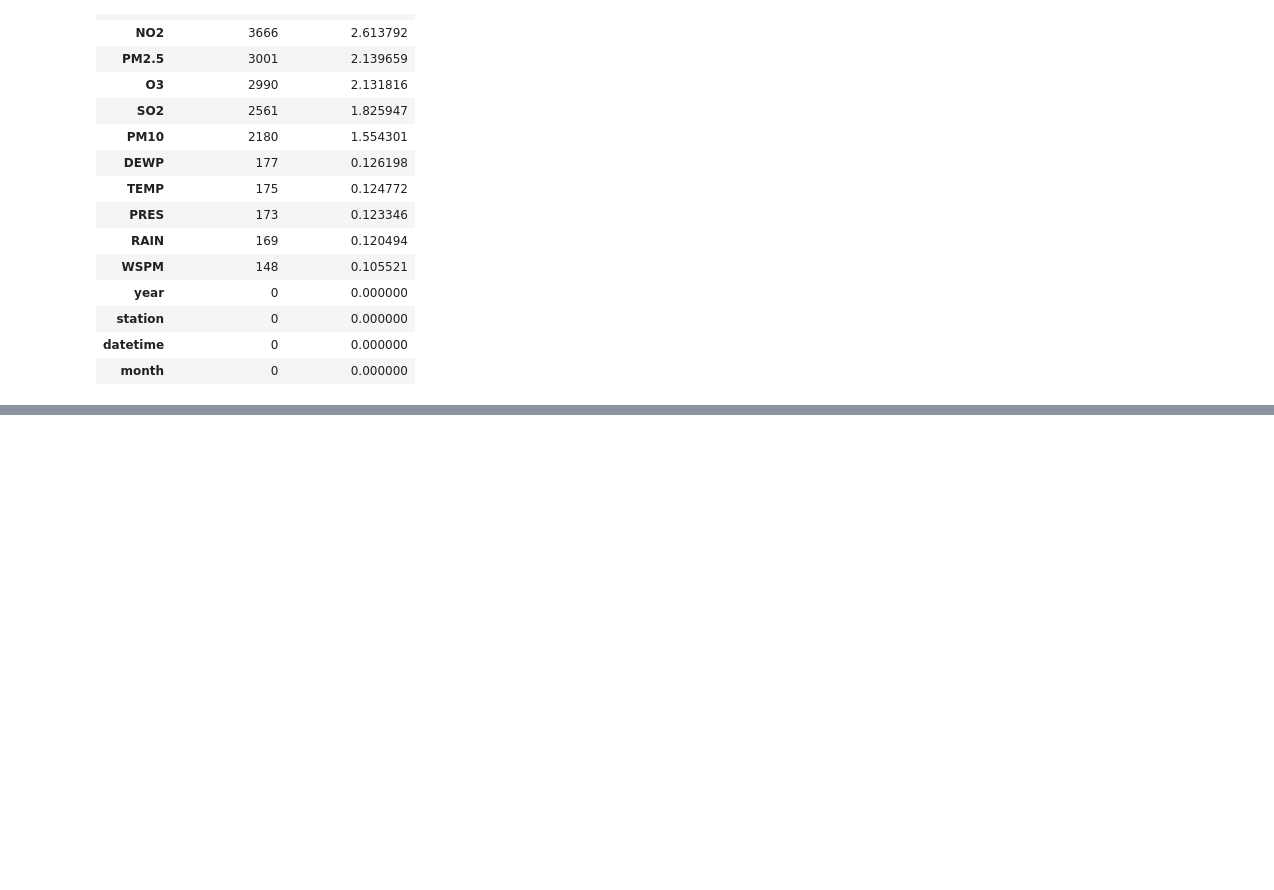
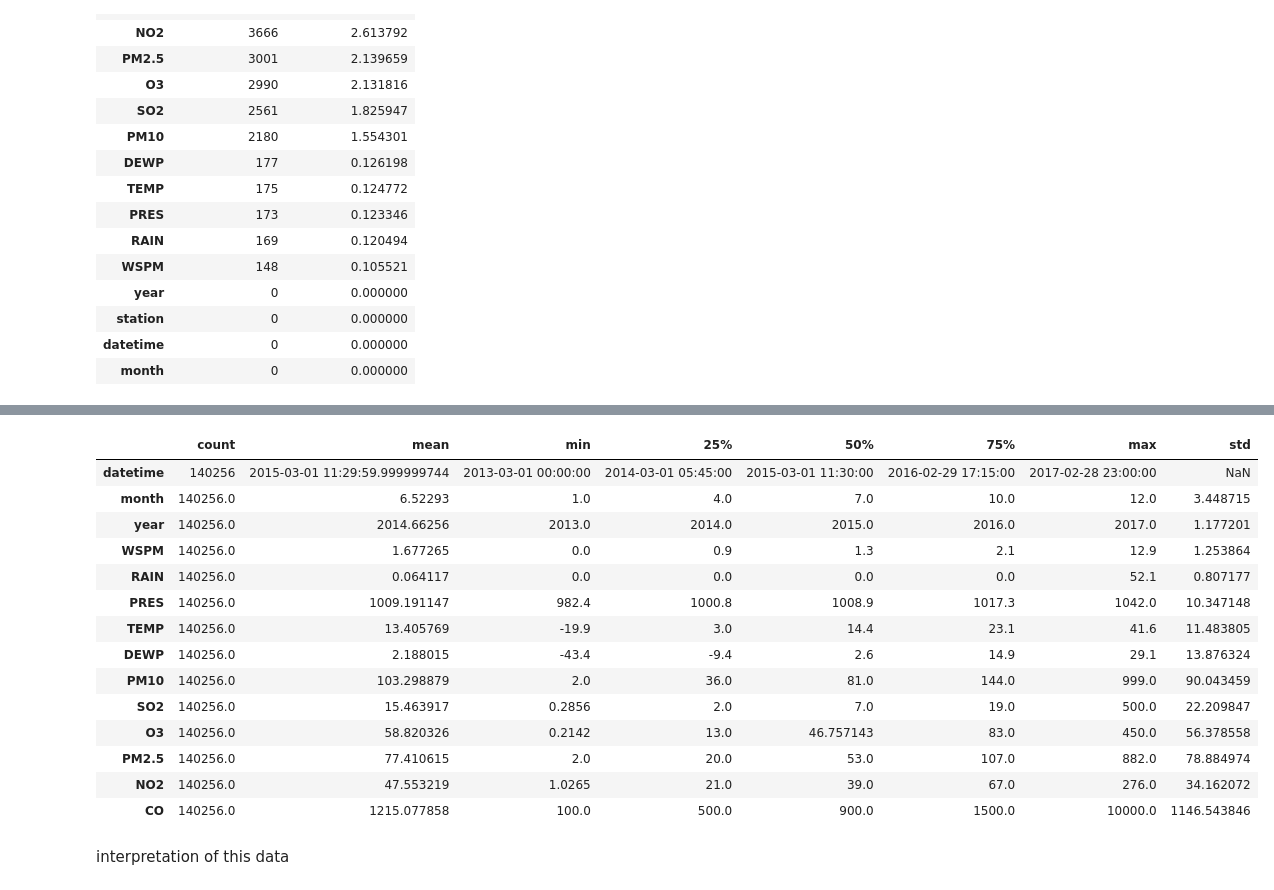
Before and after one commit to Dan-Brooks/Programming-for-Data-Analysis-Cmet, a Jupyter notebook: Data_Analysis_Colab.ipynb, the cells around one changed output, grey strips where cells are left out. Saved outputs shown, nothing was run; the diff lists cells and outputs as text; code cells hidden in the pictures; blank space fills up the shorter version.

```diff
--- a/Data_Analysis_Colab.ipynb
+++ b/Data_Analysis_Colab.ipynb
@@ -250,0 +292,16 @@ For this data to fill in the missing values, the values will be grouped by city
+# %%
+for col in ['PM2.5', 'O3', 'SO2']:
+  dfr[col] = dfr.groupby('station')[col].transform(
+      lambda x: x.interpolate(method='linear', limit_direction='both')
+  )
+
+  dfr[col] = dfr.groupby('month')[col].transform(
+      lambda x: x.fillna(x.median())
+  )
+
+  dfr[col] = dfr[col].fillna(dfr[col].median())
+
+print("nulls remaining")
+print("PM2.5:", dfr['PM2.5'].isnull().sum())
+print("O3:", dfr['O3'].isnull().sum())
+print("SO2:", dfr['SO2'].isnull().sum())
@@ -250,0 +313,13 @@ For this data to fill in the missing values, the values will be grouped by city
+# %%
+for col in ['CO', 'NO2']:
+  dfr[col] = dfr.groupby('station')[col].transform(
+      lambda x: x.fillna(method='ffill')
+  )
+
+  dfr[col] = dfr.groupby('station')[col].transform(
+      lambda x: x.fillna(method='bfill')
+  )
+
+print("nulls remaining")
+print("CO:", dfr['CO'].isnull().sum())
+print("NO2:", dfr['NO2'].isnull().sum())
@@ -250,0 +365,20 @@ For this data to fill in the missing values, the values will be grouped by city
+# %%
+dfr.describe().T
+# %% [output]
+|  | count | mean | min | 25% | 50% | 75% | max | std |
+| datetime | 140256 | 2015-03-01 11:29:59.999999744 | 2013-03-01 00:00:00 | 2014-03-01 05:45:00 | 2015-03-01 11:30:00 | 2016-02-29 17:15:00 | 2017-02-28 23:00:00 | NaN |
+| month | 140256.0 | 6.52293 | 1.0 | 4.0 | 7.0 | 10.0 | 12.0 | 3.448715 |
+| year | 140256.0 | 2014.66256 | 2013.0 | 2014.0 | 2015.0 | 2016.0 | 2017.0 | 1.177201 |
+| WSPM | 140256.0 | 1.677265 | 0.0 | 0.9 | 1.3 | 2.1 | 12.9 | 1.253864 |
+| RAIN | 140256.0 | 0.064117 | 0.0 | 0.0 | 0.0 | 0.0 | 52.1 | 0.807177 |
+| PRES | 140256.0 | 1009.191147 | 982.4 | 1000.8 | 1008.9 | 1017.3 | 1042.0 | 10.347148 |
+| TEMP | 140256.0 | 13.405769 | -19.9 | 3.0 | 14.4 | 23.1 | 41.6 | 11.483805 |
+| DEWP | 140256.0 | 2.188015 | -43.4 | -9.4 | 2.6 | 14.9 | 29.1 | 13.876324 |
+| PM10 | 140256.0 | 103.298879 | 2.0 | 36.0 | 81.0 | 144.0 | 999.0 | 90.043459 |
+| SO2 | 140256.0 | 15.463917 | 0.2856 | 2.0 | 7.0 | 19.0 | 500.0 | 22.209847 |
+| O3 | 140256.0 | 58.820326 | 0.2142 | 13.0 | 46.757143 | 83.0 | 450.0 | 56.378558 |
+| PM2.5 | 140256.0 | 77.410615 | 2.0 | 20.0 | 53.0 | 107.0 | 882.0 | 78.884974 |
+| NO2 | 140256.0 | 47.553219 | 1.0265 | 21.0 | 39.0 | 67.0 | 276.0 | 34.162072 |
+| CO | 140256.0 | 1215.077858 | 100.0 | 500.0 | 900.0 | 1500.0 | 10000.0 | 1146.543846 |
+# %% [markdown]
+interpretation of this data
```
Also changed, not shown: parts of 17 cells of this notebook.
